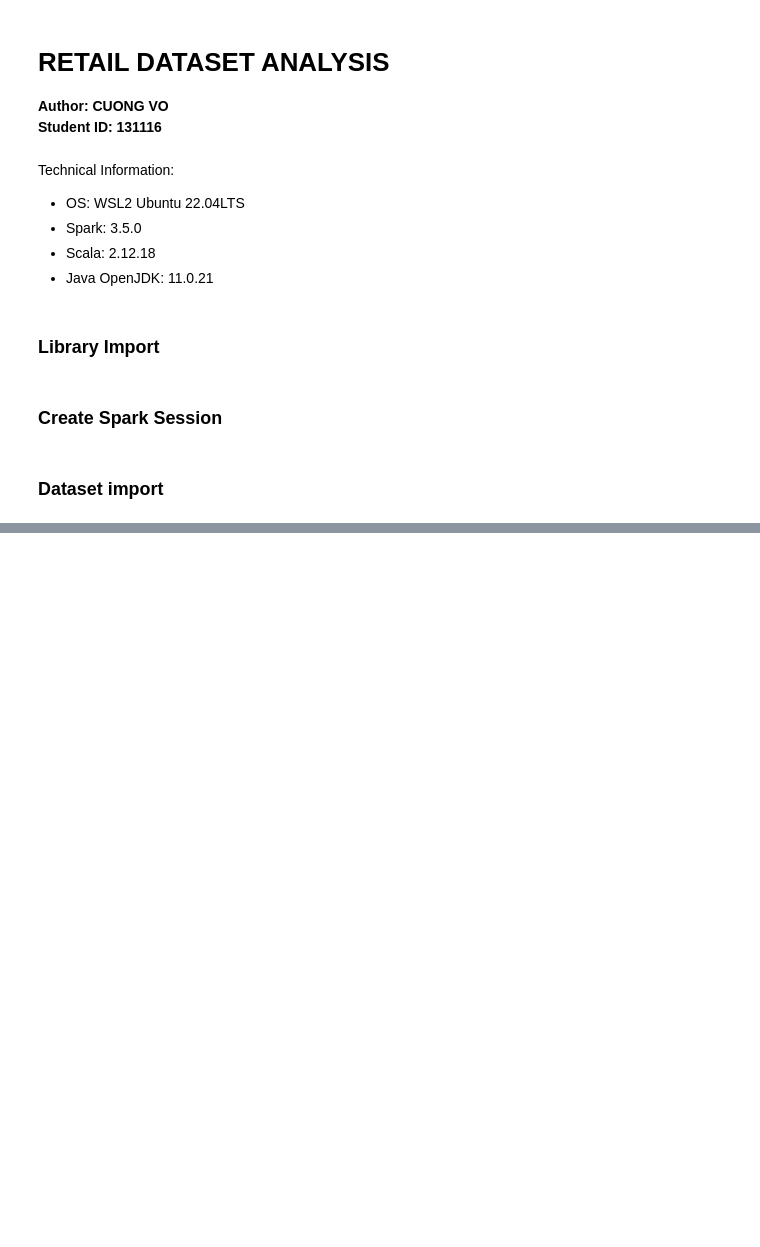
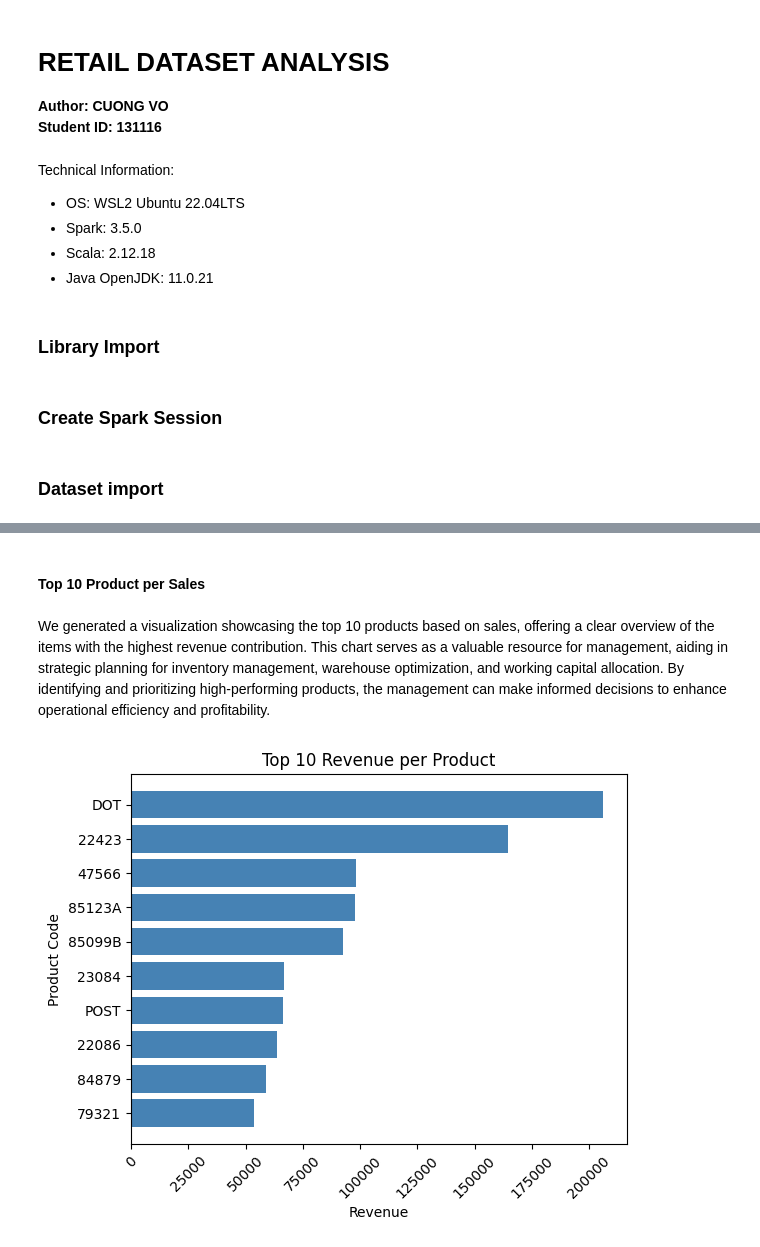
Before and after one commit to cuongvoSGH/env-linux, a Jupyter notebook: Big_Data_Project_CUONGVO_131116.ipynb, the cells around one changed output, grey strips where cells are left out. Cells and saved outputs as stored; diff of their text form; code cells hidden in the pictures; blank space fills up the shorter version.

```diff
--- a/Big_Data_Project_CUONGVO_131116.ipynb
+++ b/Big_Data_Project_CUONGVO_131116.ipynb
@@ -145,0 +181,24 @@ df_customer.dropna().count()
+# %% [markdown]
+#### Top 10 Product per Sales
+# %% [markdown]
+We generated a visualization showcasing the top 10 products based on sales, offering a clear overview of the items with the highest revenue contribution. This chart serves as a valuable resource for management, aiding in strategic planning for inventory management, warehouse optimization, and working capital allocation. By identifying and prioritizing high-performing products, the management can make informed decisions to enhance operational efficiency and profitability.
+# %%
+df_Top10_Product = spark.sql("""
+    Select
+        StockCode,
+        sum(Quantity * UnitPrice) as Sales
+    From Retail_data
+    Group by StockCode
+    Order by 2 desc
+    """)
+
+df_Top10_Product = df_Top10_Product.limit(10).sort("Sales", ascending = [True])
+df_Top10_Product = df_Top10_Product.toPandas()
+plt.barh(df_Top10_Product["StockCode"], df_Top10_Product["Sales"], color = 'steelblue')
+plt.xticks(rotation = 45)
+plt.xlabel("Revenue")
+plt.ylabel("Product Code")
+plt.title("Top 10 Revenue per Product")
+plt.show()
+# %% [output]
+[figure, added]
```
Also changed, not shown: parts of 74 cells of this notebook, 1 other file.
